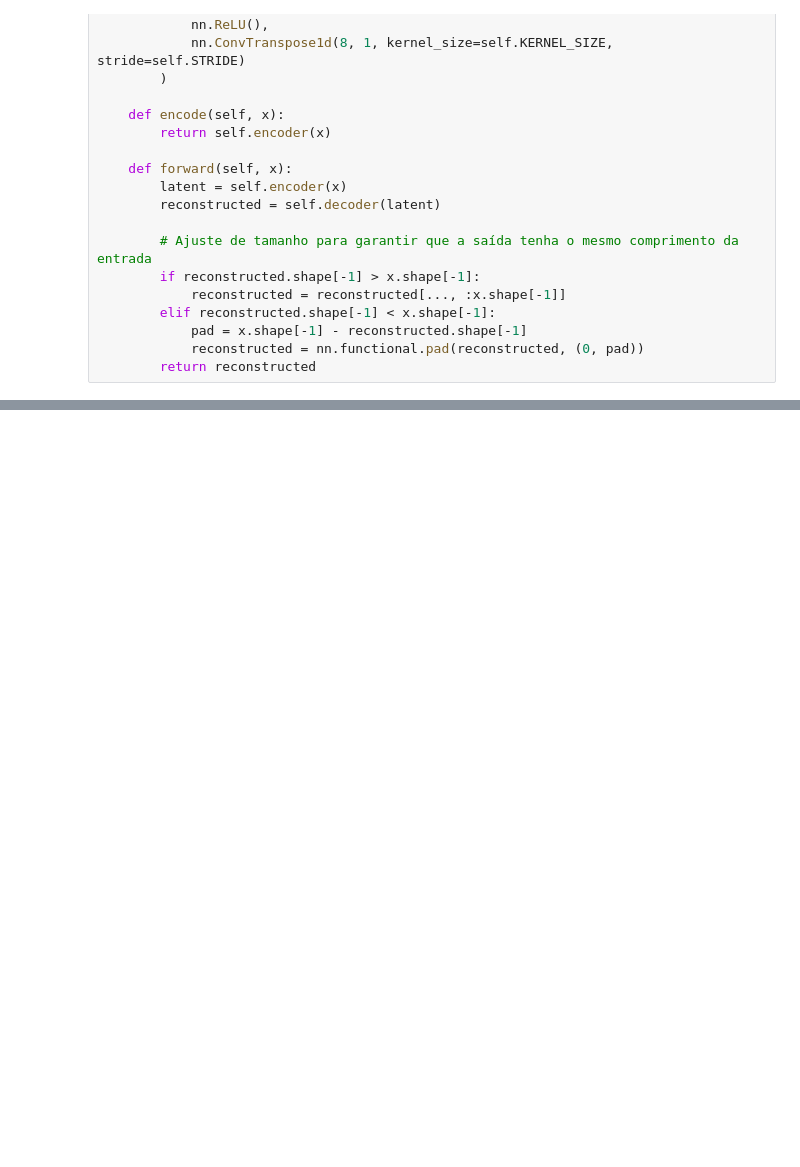
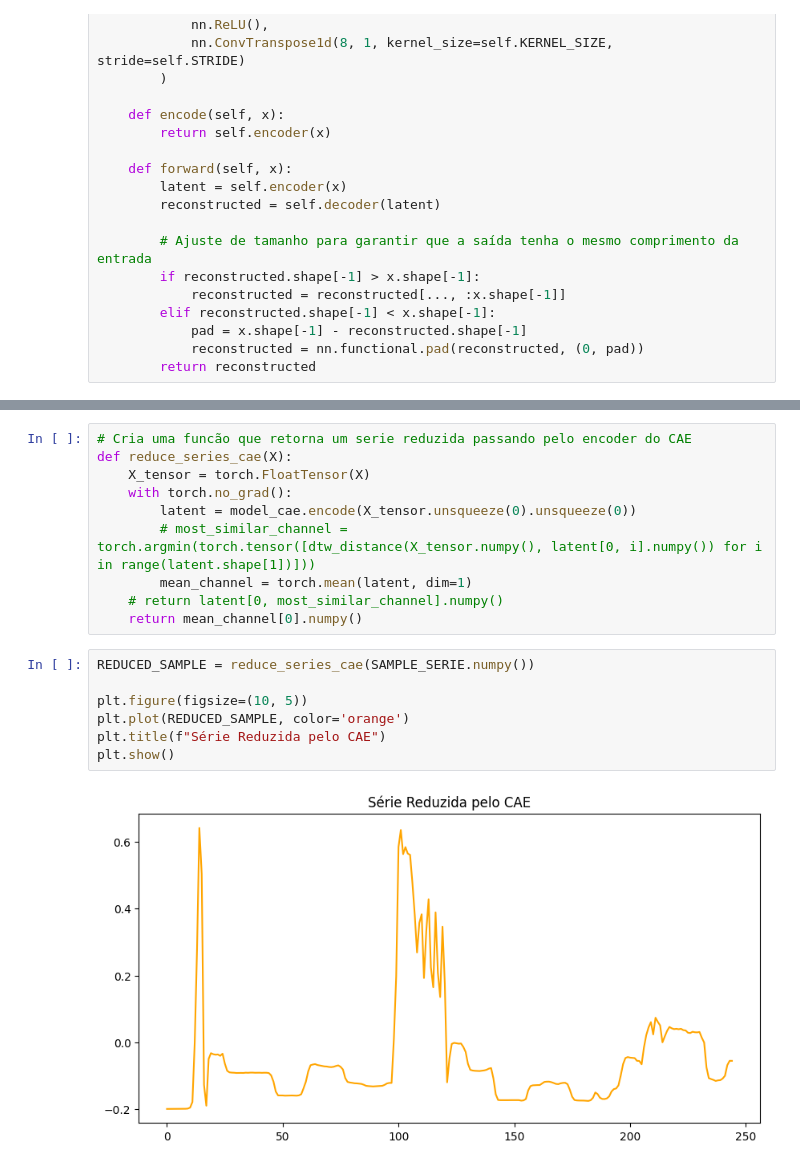
Before and after one commit to MoroFernando/time-series-dimensionality-reduction, a Jupyter notebook: autoencoder.ipynb, the cells around one changed output, grey strips where cells are left out. Cells and saved outputs as stored; diff of their text form; blank space fills up the shorter version.

```diff
--- a/autoencoder.ipynb
+++ b/autoencoder.ipynb
@@ -337,0 +338,19 @@ Canal latente mais próximo (DTW): 13, distância DTW: 0.05
+# %%
+# Cria uma funcão que retorna um serie reduzida passando pelo encoder do CAE
+def reduce_series_cae(X):
+    X_tensor = torch.FloatTensor(X)
+    with torch.no_grad():
+        latent = model_cae.encode(X_tensor.unsqueeze(0).unsqueeze(0))
+        # most_similar_channel = torch.argmin(torch.tensor([dtw_distance(X_tensor.numpy(), latent[0, i].numpy()) for i in range(latent.shape[1])]))
+        mean_channel = torch.mean(latent, dim=1)
+    # return latent[0, most_similar_channel].numpy()
+    return mean_channel[0].numpy()
+# %%
+REDUCED_SAMPLE = reduce_series_cae(SAMPLE_SERIE.numpy())
+
+plt.figure(figsize=(10, 5))
+plt.plot(REDUCED_SAMPLE, color='orange')
+plt.title(f"Série Reduzida pelo CAE")
+plt.show()
+# %% [output]
+[figure, added]
```
Also changed, not shown: parts of 13 cells of this notebook.
